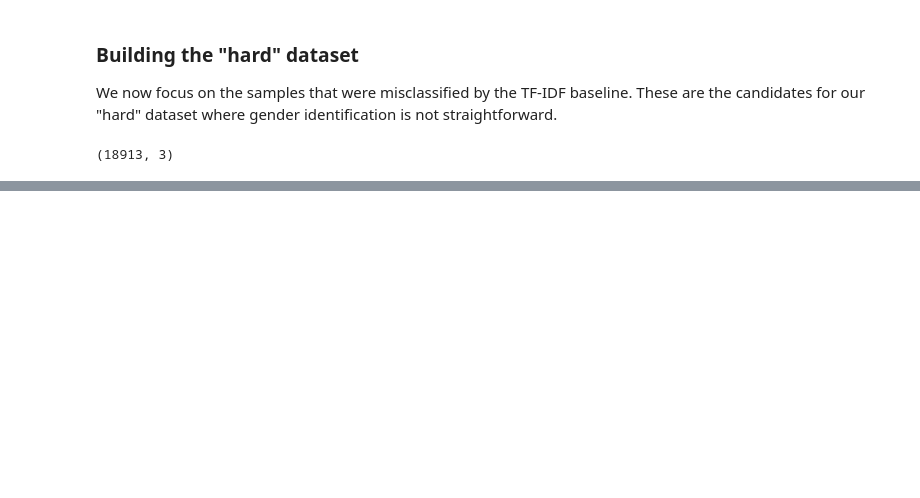
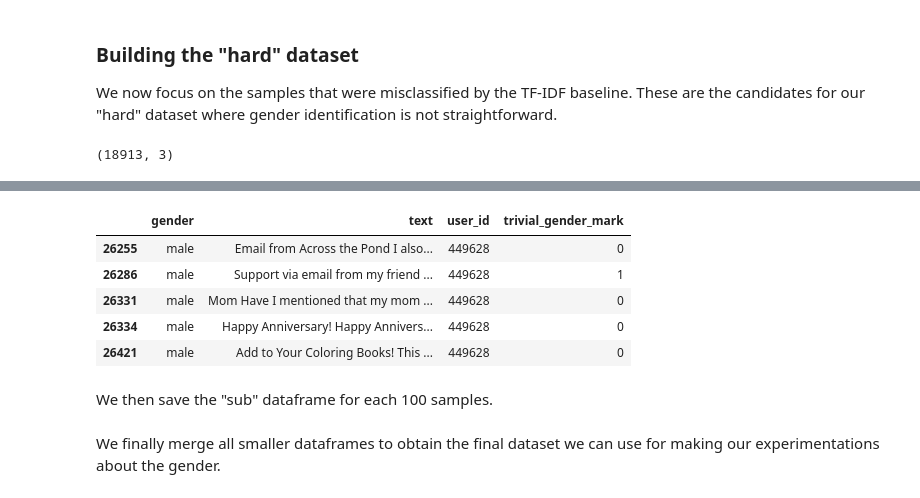
Before and after one commit to schwp/slm-user-modeling-research, a Jupyter notebook: notebook/phase_1_data_prep.ipynb, the cells around one changed output, grey strips where cells are left out. Cells and saved outputs as stored; diff of their text form; code cells hidden in the pictures; blank space fills up the shorter version.

Commit message:
feat: final dataset

````diff
--- a/notebook/phase_1_data_prep.ipynb
+++ b/notebook/phase_1_data_prep.ipynb
@@ -251,2 +266,26 @@ df_hard.shape
 # %%
-df_hard_small = df_hard.head(10)
+import json
+
+def add_llm_features(df: pd.DataFrame, model: str = "gemma3:12b", debug: bool = False):
+    def predict_llm(row):
+        text = row['text']
+        true_gender = row['gender']
+        try:
+            llm_answer = query_ollama(sys_prompt, text, model)
+            llm_answer = llm_answer.replace('```json', '').replace('```', '').strip()
+            answer = json.loads(llm_answer)
+            if debug:
+                print(answer)
+
+            if answer['gender'] != true_gender:
+                return 0
+
+            return int(answer['score'])
+        except Exception:
+            return -1
+
+    df['trivial_gender_mark'] = df.apply(predict_llm, axis=1)
+    return df
+
+# Because of Ollama Free Tier limitations, we had to batch LLM calls for every 100 rows
+df_marked = add_llm_features(df_hard.iloc[900:1000], model="gpt-oss:120b-cloud", debug=True)
@@ -305,0 +315,11 @@ See the caveats in the documentation: https://pandas.pydata.org/pandas-docs/stab
+# %%
+df_marked.head()
+# %% [output]
+|  | gender | text | user_id | trivial_gender_mark |
+| 26255 | male | Email from Across the Pond I also... | 449628 | 0 |
+| 26286 | male | Support via email from my friend ... | 449628 | 1 |
+| 26331 | male | Mom Have I mentioned that my mom ... | 449628 | 0 |
+| 26334 | male | Happy Anniversary! Happy Annivers... | 449628 | 0 |
+| 26421 | male | Add to Your Coloring Books! This ... | 449628 | 0 |
+# %% [markdown]
+We then save the "sub" dataframe for each 100 samples.
@@ -305,0 +328,2 @@ See the caveats in the documentation: https://pandas.pydata.org/pandas-docs/stab
+# %% [markdown]
+We finally merge all smaller dataframes to obtain the final dataset we can use for making our experimentations about the gender.
````
Also changed, not shown: parts of 8 cells of this notebook, 2 other files.
